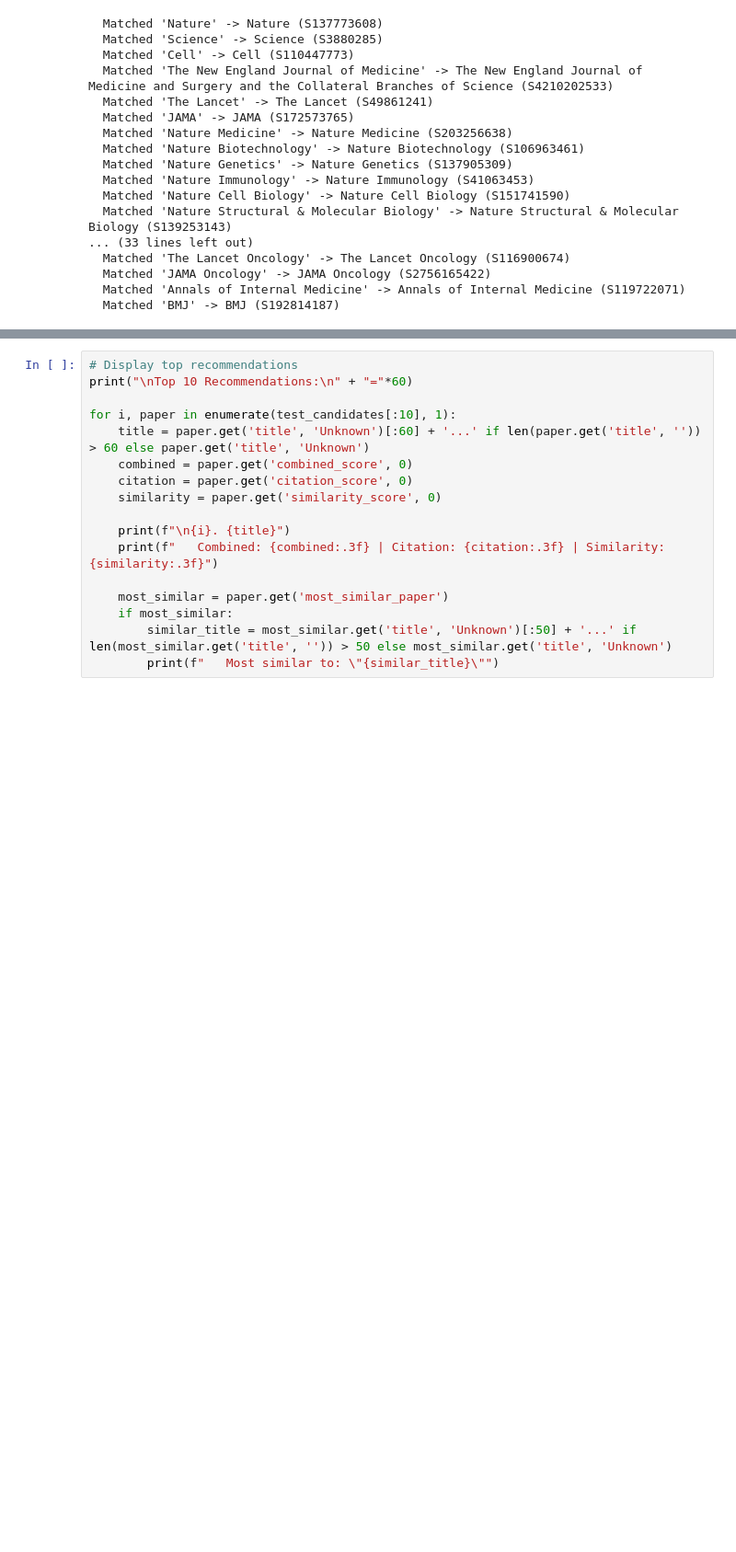
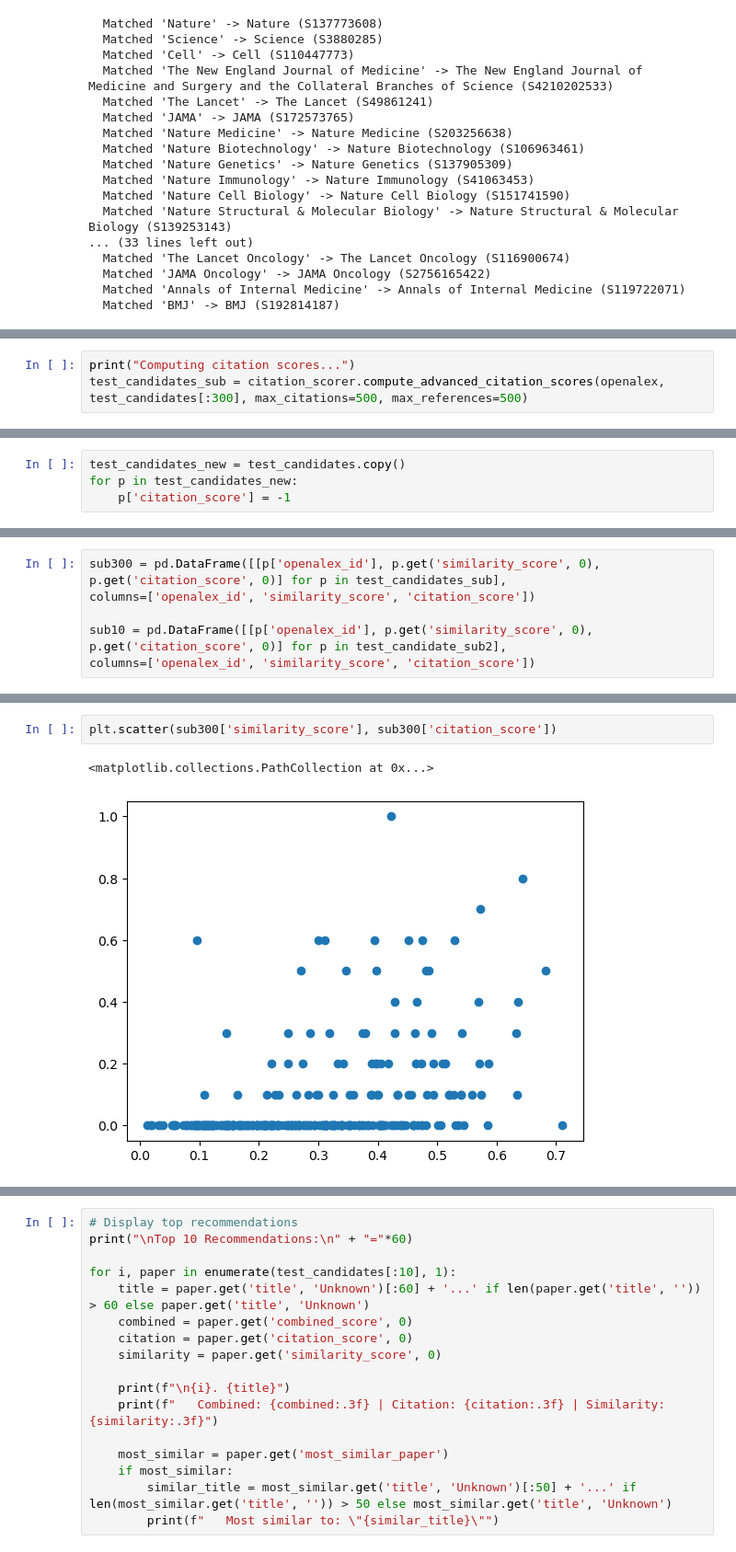
Before and after one commit to dylkot/Corall, a Jupyter notebook: Testing/exploration_notebook.ipynb, the cells around one changed output, grey strips where cells are left out. Shown at 92% size. Saved outputs shown, nothing was run; the diff lists cells and outputs as text; blank space fills up the shorter version.

```diff
--- a/Testing/exploration_notebook.ipynb
+++ b/Testing/exploration_notebook.ipynb
@@ -347,0 +356,3 @@ Note: This uses default journal filtering
+# %%
+print("Computing citation scores...")
+test_candidates_sub = citation_scorer.compute_advanced_citation_scores(openalex, test_candidates[:300], max_citations=500, max_references=500)
@@ -347,0 +398,4 @@ Note: This uses default journal filtering
+# %%
+test_candidates_new = test_candidates.copy()
+for p in test_candidates_new:
+    p['citation_score'] = -1
@@ -347,0 +482,6 @@ Note: This uses default journal filtering
+# %%
+sub300 = pd.DataFrame([[p['openalex_id'], p.get('similarity_score', 0), p.get('citation_score', 0)] for p in test_candidates_sub],
+columns=['openalex_id', 'similarity_score', 'citation_score'])
+
+sub10 = pd.DataFrame([[p['openalex_id'], p.get('similarity_score', 0), p.get('citation_score', 0)] for p in test_candidate_sub2],
+columns=['openalex_id', 'similarity_score', 'citation_score'])
@@ -347,0 +655,5 @@ Note: This uses default journal filtering
+# %%
+plt.scatter(sub300['similarity_score'], sub300['citation_score'])
+# %% [output]
+<matplotlib.collections.PathCollection at 0x...>
+[figure, added]
```
Also changed, not shown: parts of 33 cells of this notebook, 10 other files.
